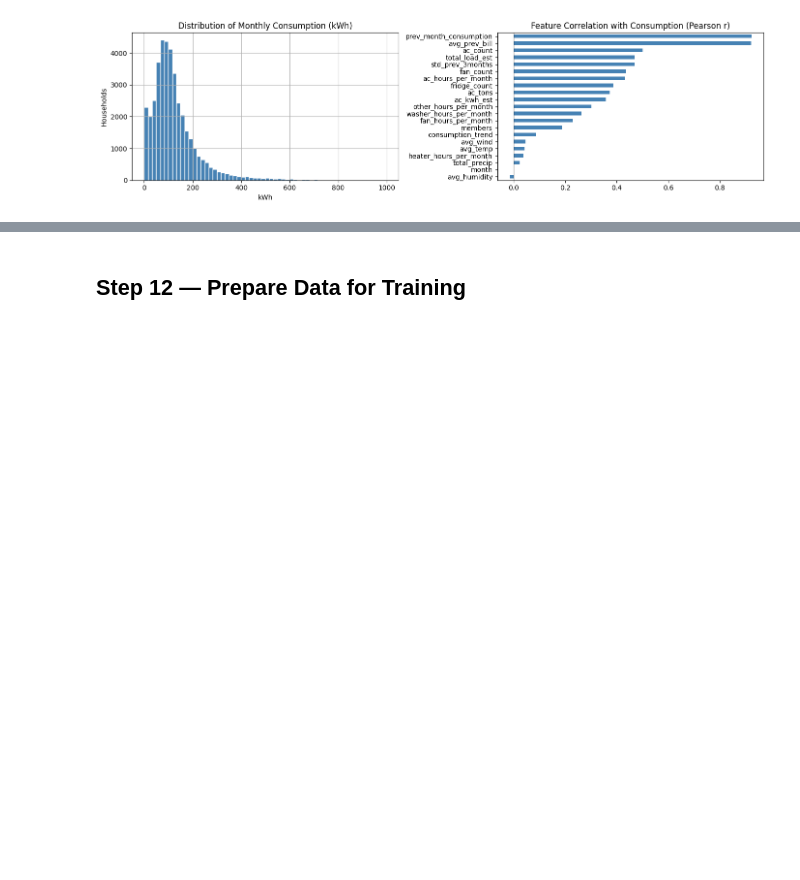
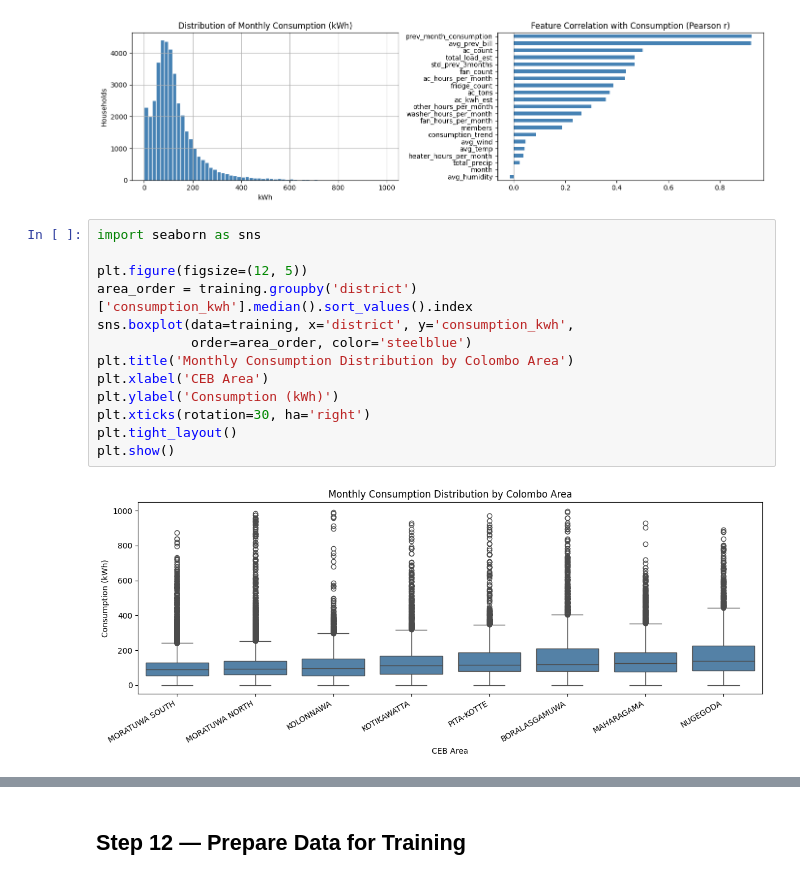
Before and after one commit to sumaliwanigasekara/energywise, a Jupyter notebook: EnergyWise_Pipeline.ipynb, the cells around one changed output, grey strips where cells are left out. Drawn from its saved outputs; the diff is of its cells as text; blank space fills up the shorter version.

```diff
--- a/EnergyWise_Pipeline.ipynb
+++ b/EnergyWise_Pipeline.ipynb
@@ -693,3 +678,18 @@ plt.tight_layout()
 plt.show()
 # %% [output]
 [figure]
+# %%
+import seaborn as sns
+
+plt.figure(figsize=(12, 5))
+area_order = training.groupby('district')['consumption_kwh'].median().sort_values().index
+sns.boxplot(data=training, x='district', y='consumption_kwh',
+            order=area_order, color='steelblue')
+plt.title('Monthly Consumption Distribution by Colombo Area')
+plt.xlabel('CEB Area')
+plt.ylabel('Consumption (kWh)')
+plt.xticks(rotation=30, ha='right')
+plt.tight_layout()
+plt.show()
+# %% [output]
+[figure, added]
```
Also changed, not shown: parts of 12 cells of this notebook, 29 other files.
